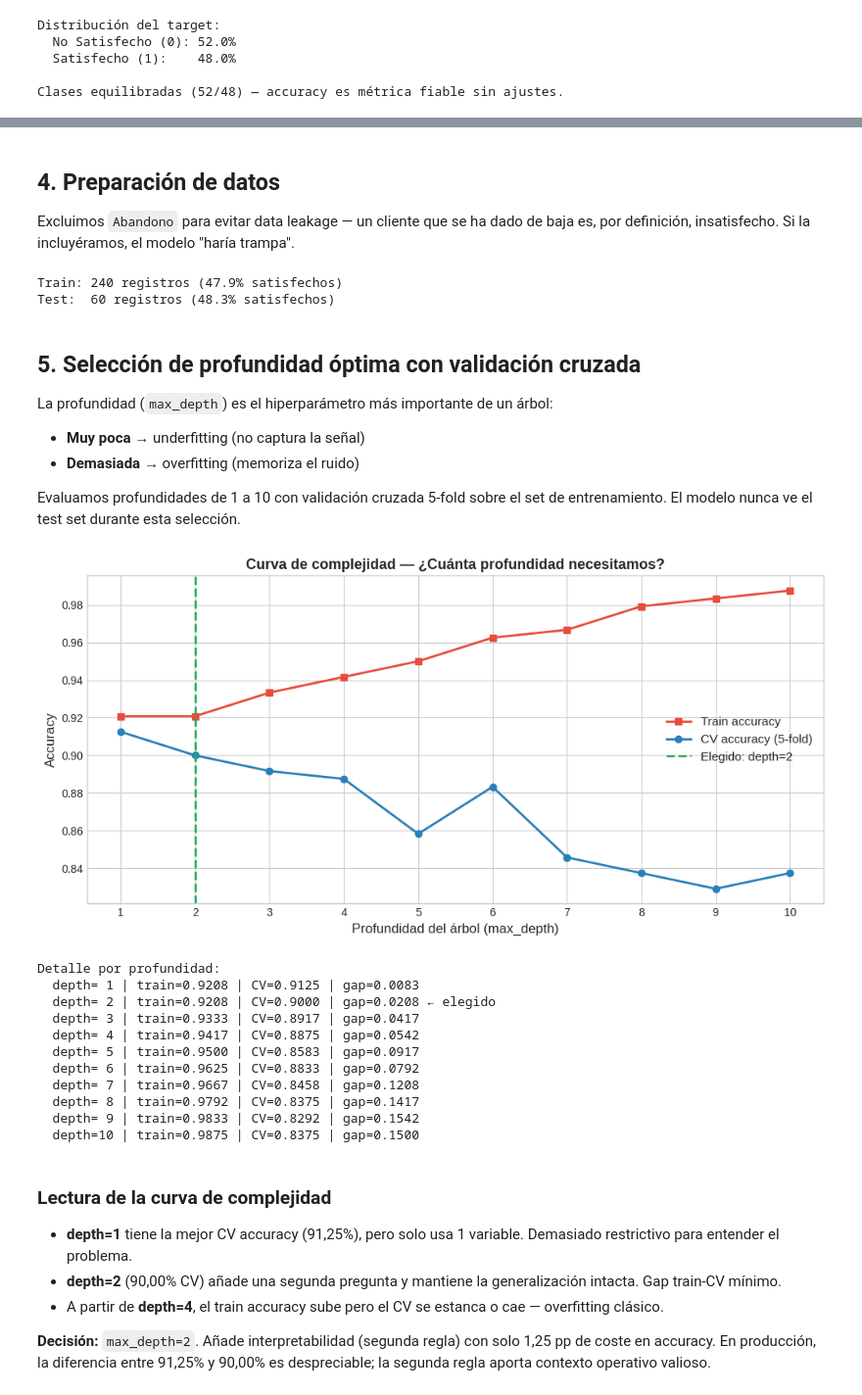
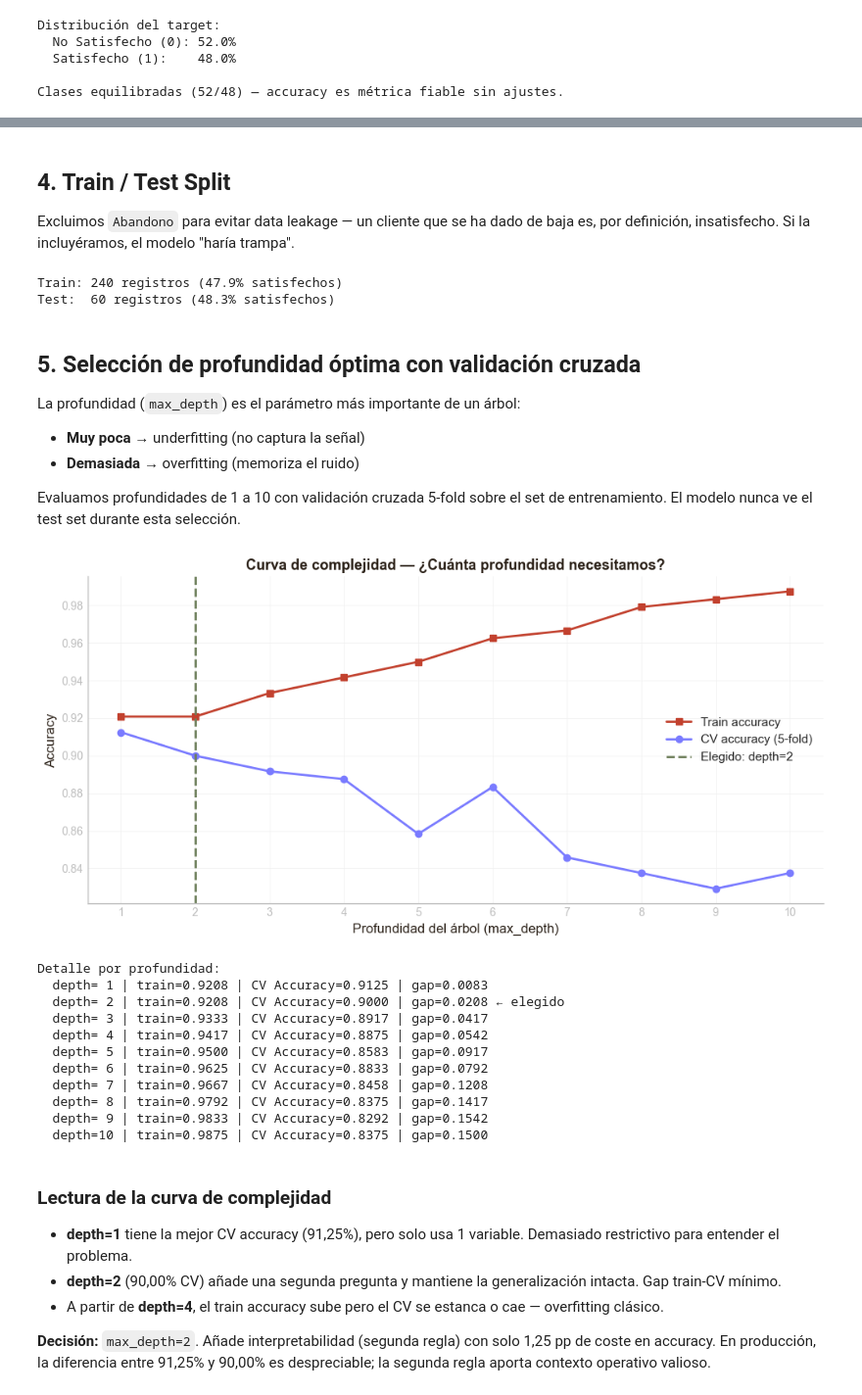
Before and after one commit to BORJAMOME/Data-Analytics-Portfolio, a Jupyter notebook: 03-Machine-Learning/01-supervisado/clasificacion/01-arbol-decision/notebook.ipynb, the cells around one changed output, grey strips where cells are left out. Shown at 98% size. Cells and saved outputs as stored; diff of their text form; code cells hidden in the pictures.

```diff
--- a/03-Machine-Learning/01-supervisado/clasificacion/01-arbol-decision/notebook.ipynb
+++ b/03-Machine-Learning/01-supervisado/clasificacion/01-arbol-decision/notebook.ipynb
@@ -38,11 +24,19 @@ El Árbol de Decisión es el único modelo de clasificación que produce reglas
 # %%
+# Librerías base
 import pandas as pd
 import numpy as np
+
+# Visualización
 import matplotlib.pyplot as plt
 import seaborn as sns
 
+# Preprocesamiento
 from sklearn.model_selection import train_test_split, cross_val_score
+
+# Modelos
 from sklearn.tree import DecisionTreeClassifier, plot_tree, export_text
+
+# Métricas
 from sklearn.metrics import (
     accuracy_score, precision_score, recall_score, f1_score,
     roc_auc_score, confusion_matrix, classification_report,
@@ -50,4 +44,30 @@ from sklearn.metrics import (
 
 plt.style.use("seaborn-v0_8-whitegrid")
 pd.set_option("display.max_columns", None)
+
+# Estilo visual
+PURPLE = '#7a7bff'
+GREEN  = '#6E7F5B'
+RED    = '#C2412E'
+GRAY   = '#F4EFE6'
+INK    = '#2B2118'
+MUTED  = '#bfbfbf'
+
+plt.rcParams.update({
+    'figure.figsize': (10, 5),
+    'figure.dpi': 100,
+    'axes.spines.top': False,
+    'axes.spines.right': False,
+    'axes.edgecolor': MUTED,
+    'axes.labelcolor': INK,
+    'axes.titlesize': 13,
+    'axes.titleweight': 'bold',
+    'axes.titlecolor': INK,
+    'xtick.color': MUTED,
+    'ytick.color': MUTED,
+    'font.family': 'sans-serif',
+    'font.size': 10,
+    'grid.color': '#f0f0f0',
+    'grid.linewidth': 0.5,
+})
 # %% [markdown]
@@ -122,13 +245,12 @@ Señal fuerte y clara: `Asistencias_Mes` (r = 0,75), `Horas_Pico_Mes` (r = 0,72)
 # %% [markdown]
-## 4. Preparación de datos
-
+## 4. Train / Test Split
 Excluimos `Abandono` para evitar data leakage — un cliente que se ha dado de baja es, por definición, insatisfecho. Si la incluyéramos, el modelo "haría trampa".
 # %%
 X = data[["Antiguedad_Meses", "Asistencias_Mes", "Horas_Pico_Mes", "Gasto_Mensual_Extra"]]
 y = data["Satisfecho"]
 
 X_train, X_test, y_train, y_test = train_test_split(
-    X, y, test_size=0.2, random_state=42, stratify=y
+    X, y, test_size=0.20, random_state=42, stratify=y
 )
 
 print(f"Train: {X_train.shape[0]} registros ({y_train.mean():.1%} satisfechos)")
@@ -139,7 +261,7 @@ Test:  60 registros (48.3% satisfechos)
 # %% [markdown]
 ## 5. Selección de profundidad óptima con validación cruzada
 
-La profundidad (`max_depth`) es el hiperparámetro más importante de un árbol:
+La profundidad (`max_depth`) es el parámetro más importante de un árbol:
 - **Muy poca** → underfitting (no captura la señal)
 - **Demasiada** → overfitting (memoriza el ruido)
 
@@ -147,47 +269,47 @@ Evaluamos profundidades de 1 a 10 con validación cruzada 5-fold sobre el set de
 # %%
 depths = range(1, 11)
 cv_train = []
 cv_test_scores = []
 
 for d in depths:
     tree = DecisionTreeClassifier(max_depth=d, random_state=42)
     # CV score (proxy de test)
     cv_score = cross_val_score(tree, X_train, y_train, cv=5, scoring="accuracy").mean()
     cv_test_scores.append(cv_score)
     # Train score (para ver overfitting)
     tree.fit(X_train, y_train)
     cv_train.append(accuracy_score(y_train, tree.predict(X_train)))
 
 fig, ax = plt.subplots(figsize=(10, 5))
-ax.plot(list(depths), cv_train, marker="s", label="Train accuracy", color="#e74c3c", linewidth=2)
-ax.plot(list(depths), cv_test_scores, marker="o", label="CV accuracy (5-fold)", color="#2980b9", linewidth=2)
-ax.axvline(x=2, color="#27ae60", linestyle="--", linewidth=2, label="Elegido: depth=2")
+ax.plot(list(depths), cv_train, marker="s", label="Train accuracy", color=RED, linewidth=2)
+ax.plot(list(depths), cv_test_scores, marker="o", label="CV accuracy (5-fold)", color=PURPLE, linewidth=2)
+ax.axvline(x=2, color=GREEN, linestyle="--", linewidth=2, label="Elegido: depth=2")
 ax.set_xlabel("Profundidad del árbol (max_depth)", fontsize=12)
 ax.set_ylabel("Accuracy", fontsize=12)
 ax.set_title("Curva de complejidad — ¿Cuánta profundidad necesitamos?", fontsize=13, fontweight="bold")
 ax.set_xticks(list(depths))
 ax.legend(fontsize=11)
 plt.tight_layout()
 plt.show()
 
 print("Detalle por profundidad:")
 for d, tr, cv in zip(depths, cv_train, cv_test_scores):
     gap = tr - cv
     marker = " ← elegido" if d == 2 else ""
-    print(f"  depth={d:2d} | train={tr:.4f} | CV={cv:.4f} | gap={gap:.4f}{marker}")
+    print(f"  depth={d:2d} | train={tr:.4f} | CV Accuracy={cv:.4f} | gap={gap:.4f}{marker}")
 # %% [output]
-[figure, old version]
+[figure, new version]
 Detalle por profundidad:
-  depth= 1 | train=0.9208 | CV=0.9125 | gap=0.0083
-  depth= 2 | train=0.9208 | CV=0.9000 | gap=0.0208 ← elegido
-  depth= 3 | train=0.9333 | CV=0.8917 | gap=0.0417
-  depth= 4 | train=0.9417 | CV=0.8875 | gap=0.0542
-  depth= 5 | train=0.9500 | CV=0.8583 | gap=0.0917
-  depth= 6 | train=0.9625 | CV=0.8833 | gap=0.0792
-  depth= 7 | train=0.9667 | CV=0.8458 | gap=0.1208
-  depth= 8 | train=0.9792 | CV=0.8375 | gap=0.1417
-  depth= 9 | train=0.9833 | CV=0.8292 | gap=0.1542
-  depth=10 | train=0.9875 | CV=0.8375 | gap=0.1500
+  depth= 1 | train=0.9208 | CV Accuracy=0.9125 | gap=0.0083
+  depth= 2 | train=0.9208 | CV Accuracy=0.9000 | gap=0.0208 ← elegido
+  depth= 3 | train=0.9333 | CV Accuracy=0.8917 | gap=0.0417
+  depth= 4 | train=0.9417 | CV Accuracy=0.8875 | gap=0.0542
+  depth= 5 | train=0.9500 | CV Accuracy=0.8583 | gap=0.0917
+  depth= 6 | train=0.9625 | CV Accuracy=0.8833 | gap=0.0792
+  depth= 7 | train=0.9667 | CV Accuracy=0.8458 | gap=0.1208
+  depth= 8 | train=0.9792 | CV Accuracy=0.8375 | gap=0.1417
+  depth= 9 | train=0.9833 | CV Accuracy=0.8292 | gap=0.1542
+  depth=10 | train=0.9875 | CV Accuracy=0.8375 | gap=0.1500
 # %% [markdown]
 ### Lectura de la curva de complejidad
 
```
Also changed, not shown: parts of 19 cells of this notebook, 2 other files.
